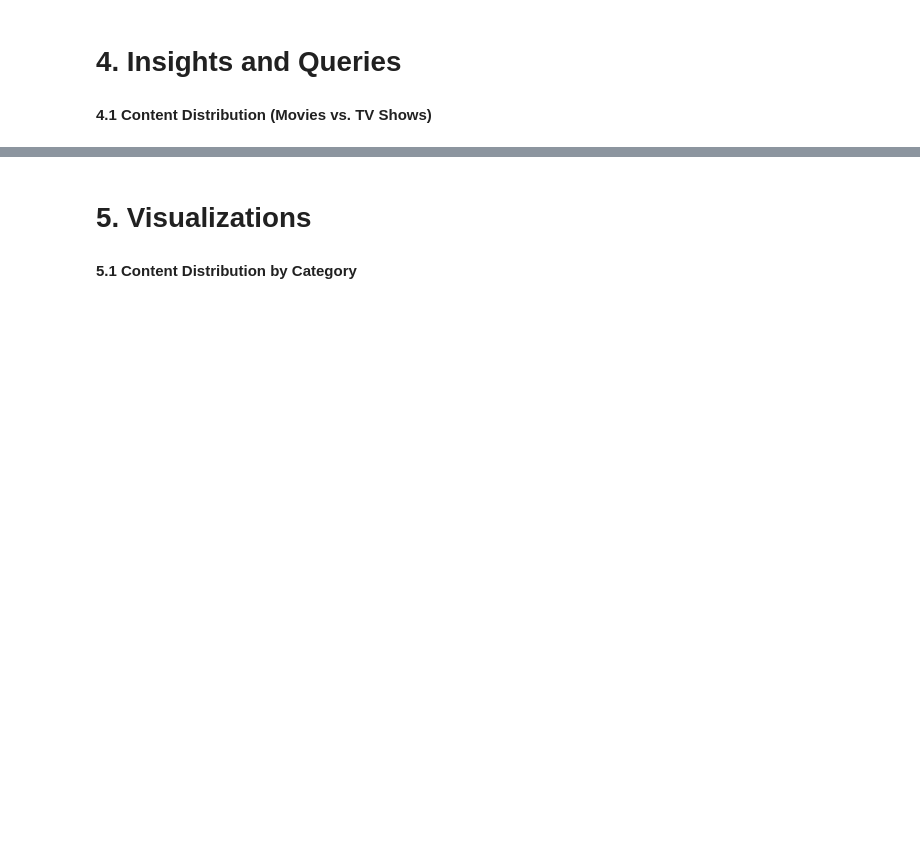
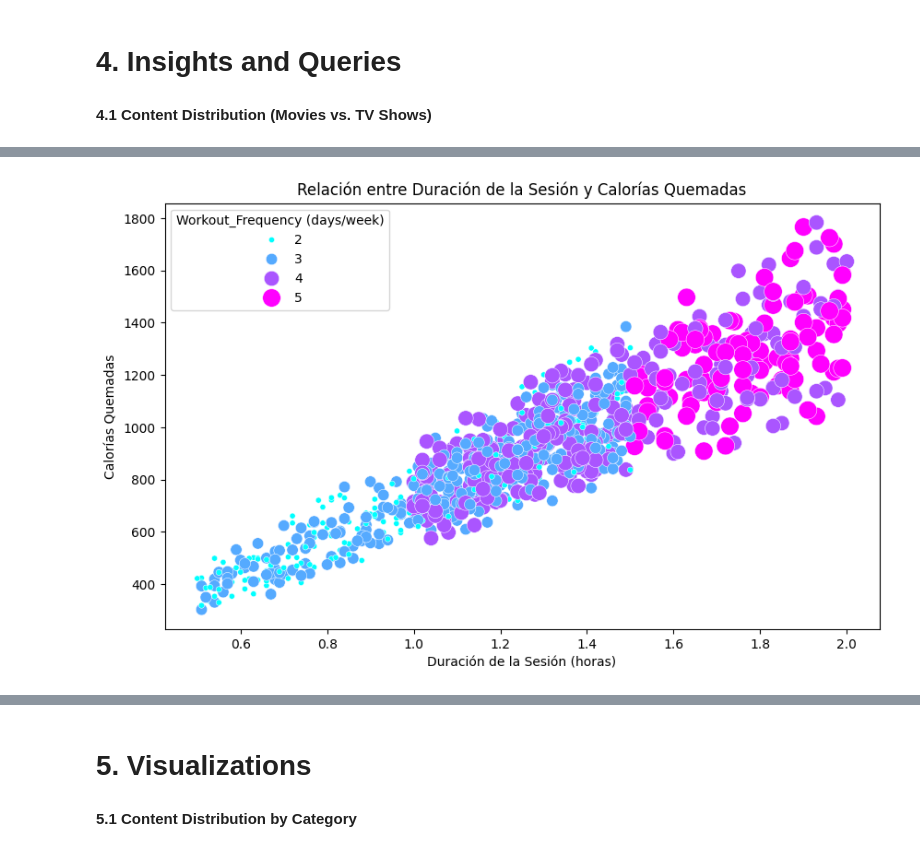
Before and after one commit to leandruko/Proyectos-DA, a Jupyter notebook: Proyecto-1/Project1.ipynb, the cells around one changed output, grey strips where cells are left out. Saved outputs shown, nothing was run; the diff lists cells and outputs as text; code cells hidden in the pictures; blank space fills up the shorter version.

```diff
--- a/Proyecto-1/Project1.ipynb
+++ b/Proyecto-1/Project1.ipynb
@@ -383,0 +324,9 @@ Passing `palette` without assigning `hue` is deprecated and will be removed in v
+# %%
+plt.figure(figsize=(10, 6))
+sns.scatterplot(x='Session_Duration (hours)', y='Calories_Burned', hue='Workout_Frequency (days/week)', size='Workout_Frequency (days/week)', sizes=(20, 200), data=df, palette='cool')
+plt.title("Relación entre Duración de la Sesión y Calorías Quemadas")
+plt.xlabel("Duración de la Sesión (horas)")
+plt.ylabel("Calorías Quemadas")
+plt.show()
+# %% [output]
+[figure, added]
```
Also changed, not shown: parts of 28 cells of this notebook.
